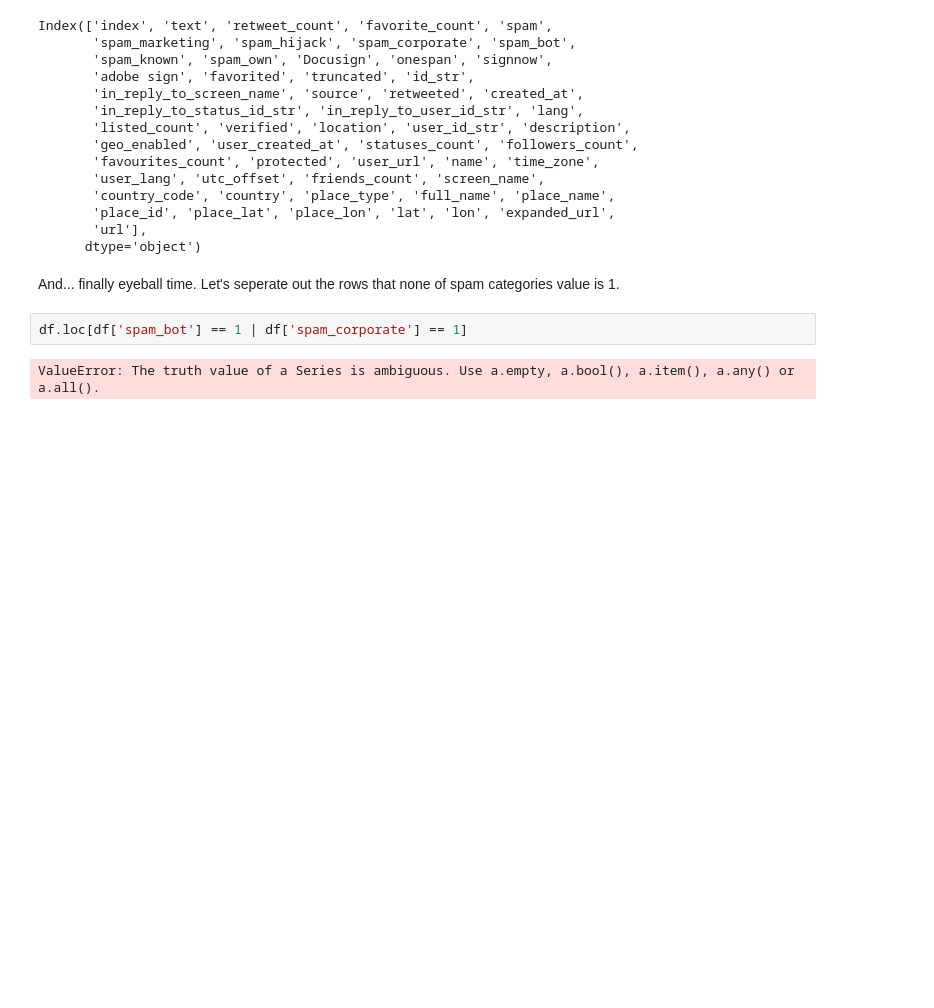
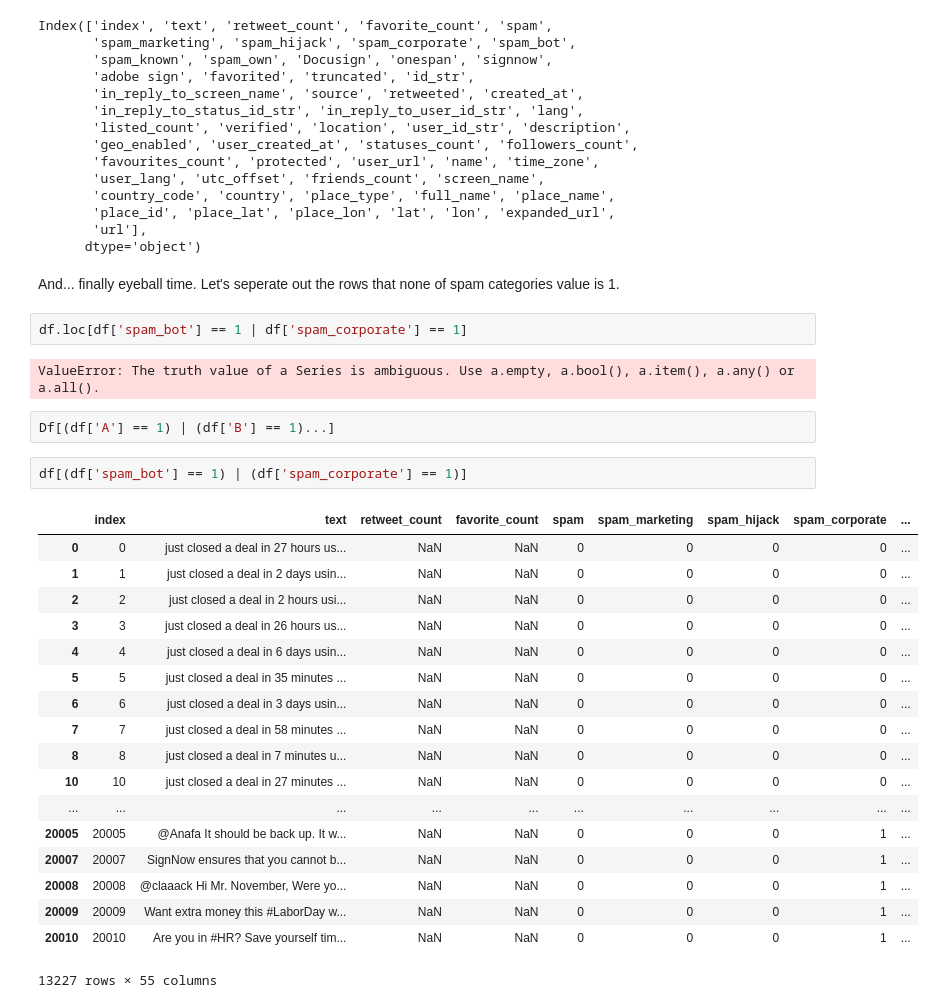
Before and after one commit to dking21/look2social_spamfilter, a Jupyter notebook: progress_diary.ipynb, the cells around one changed output. Saved outputs shown, nothing was run; the diff lists cells and outputs as text; blank space fills up the shorter version.

```diff
--- a/progress_diary.ipynb
+++ b/progress_diary.ipynb
@@ -161,3 +165,26 @@ Let's seperate out the rows that none of spam categories value is 1.
 df.loc[df['spam_bot'] == 1 | df['spam_corporate'] == 1]
 # %% [output]
 ValueError: The truth value of a Series is ambiguous. Use a.empty, a.bool(), a.item(), a.any() or a.all().
+# %%
+Df[(df['A'] == 1) | (df['B'] == 1)...]
+# %%
+df[(df['spam_bot'] == 1) | (df['spam_corporate'] == 1)]
+# %% [output]
+|  | index | text | retweet_count | favorite_count | spam | spam_marketing | spam_hijack | spam_corporate | ... |
+| 0 | 0 | just closed a deal in 27 hours us... | NaN | NaN | 0 | 0 | 0 | 0 | ... |
+| 1 | 1 | just closed a deal in 2 days usin... | NaN | NaN | 0 | 0 | 0 | 0 | ... |
+| 2 | 2 | just closed a deal in 2 hours usi... | NaN | NaN | 0 | 0 | 0 | 0 | ... |
+| 3 | 3 | just closed a deal in 26 hours us... | NaN | NaN | 0 | 0 | 0 | 0 | ... |
+| 4 | 4 | just closed a deal in 6 days usin... | NaN | NaN | 0 | 0 | 0 | 0 | ... |
+| 5 | 5 | just closed a deal in 35 minutes ... | NaN | NaN | 0 | 0 | 0 | 0 | ... |
+| 6 | 6 | just closed a deal in 3 days usin... | NaN | NaN | 0 | 0 | 0 | 0 | ... |
+| 7 | 7 | just closed a deal in 58 minutes ... | NaN | NaN | 0 | 0 | 0 | 0 | ... |
+| 8 | 8 | just closed a deal in 7 minutes u... | NaN | NaN | 0 | 0 | 0 | 0 | ... |
+| 10 | 10 | just closed a deal in 27 minutes ... | NaN | NaN | 0 | 0 | 0 | 0 | ... |
+| ... | ... | ... | ... | ... | ... | ... | ... | ... | ... |
+| 20005 | 20005 | @Anafa It should be back up. It w... | NaN | NaN | 0 | 0 | 0 | 1 | ... |
+| 20007 | 20007 | SignNow ensures that you cannot b... | NaN | NaN | 0 | 0 | 0 | 1 | ... |
+| 20008 | 20008 | @claaack Hi Mr. November, Were yo... | NaN | NaN | 0 | 0 | 0 | 1 | ... |
+| 20009 | 20009 | Want extra money this #LaborDay w... | NaN | NaN | 0 | 0 | 0 | 1 | ... |
+| 20010 | 20010 | Are you in #HR? Save yourself tim... | NaN | NaN | 0 | 0 | 0 | 1 | ... |
+13227 rows × 55 columns
```
Also changed, not shown: parts of 6 cells of this notebook, 2 other files.
